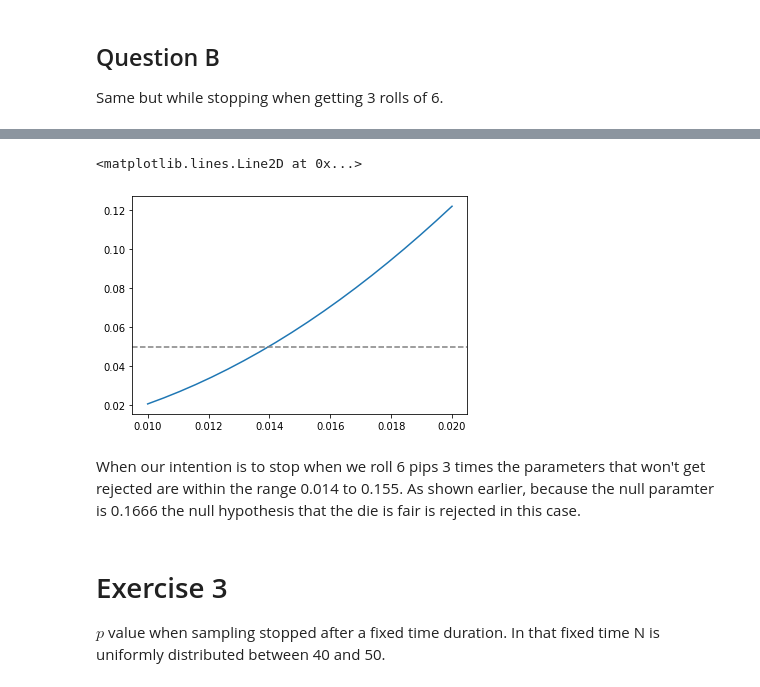
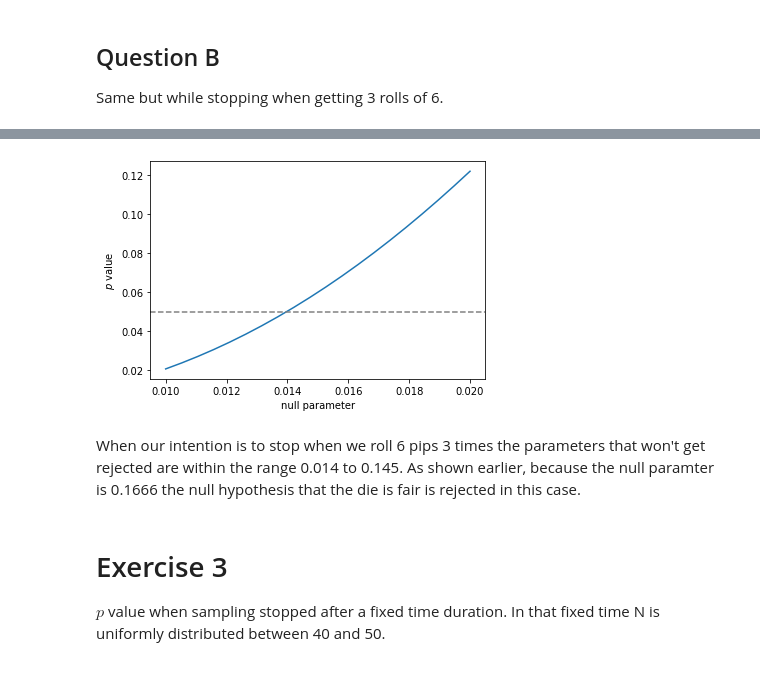
Before and after one commit to Nagasaki45/dbdapy, a Jupyter notebook: ch11.ipynb, the cells around one changed output, grey strips where cells are left out. Cells and saved outputs as stored; diff of their text form; code cells hidden in the pictures.

```diff
--- a/ch11.ipynb
+++ b/ch11.ipynb
@@ -49,3 +52,9 @@ In this case we will reject the null hypothesis as the two tailed $p$ value is s
 # Exercise 2
 
 NHST confidence intervals and their sensitivity to experimenter's intention.
+# %%
+def plot_p_value(x, p):
+    ax = plt.gca()
+    ax.plot(x, p)
+    ax.axhline(0.05, linestyle='--', color='grey')
+    ax.set(xlabel='null parameter', ylabel='$p$ value')
@@ -79,12 +86,10 @@ plt.axhline(0.05, linestyle='--', color='grey')
 # %%
 x = np.linspace(0.01, 0.02, 20)
-plt.plot(x, 2 * sstats.nbinom.cdf(45 - 3, 3, x))
-plt.axhline(0.05, linestyle='--', color='grey')
+plot_p_value(x, 2 * sstats.nbinom.cdf(45 - 3, 3, x))
 # %% [output]
-<matplotlib.lines.Line2D at 0x...>
-[figure, old version]
+[figure, new version]
 # %% [markdown]
-When our intention is to stop when we roll 6 pips 3 times the parameters that won't get rejected are within the range 0.014 to 0.155. As shown earlier, because the null paramter is 0.1666 the null hypothesis that the die is fair is rejected in this case.
+When our intention is to stop when we roll 6 pips 3 times the parameters that won't get rejected are within the range 0.014 to 0.145. As shown earlier, because the null paramter is 0.1666 the null hypothesis that the die is fair is rejected in this case.
 # %% [markdown]
 # Exercise 3
 
```
Also changed, not shown: parts of 8 cells of this notebook.
